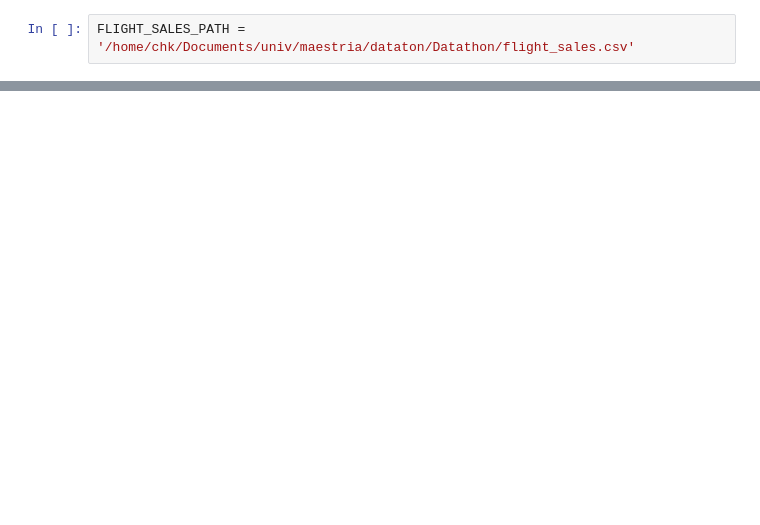
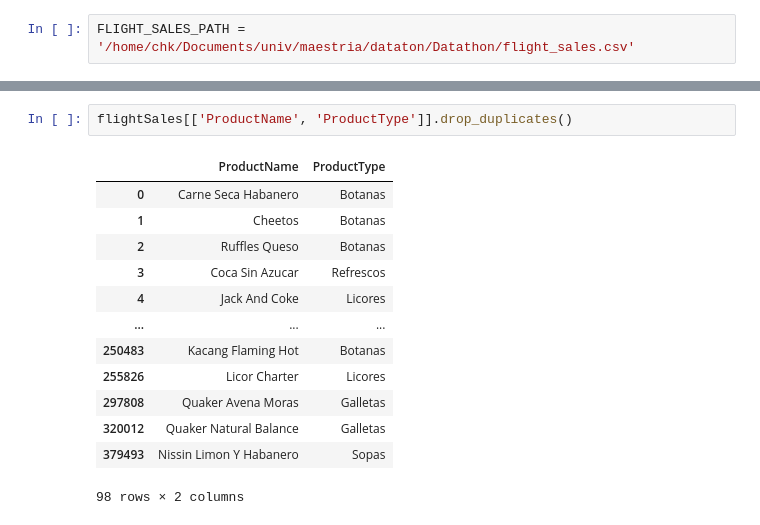
Before and after one commit to aslikr42069/Datathon, a Jupyter notebook: Analisis de datos.ipynb, the cells around one changed output, grey strips where cells are left out. Drawn from its saved outputs; the diff is of its cells as text; blank space fills up the shorter version.

```diff
--- a/Analisis de datos.ipynb
+++ b/Analisis de datos.ipynb
@@ -44,0 +109,16 @@ flightSales.head()
+# %%
+flightSales[['ProductName', 'ProductType']].drop_duplicates()
+# %% [output]
+|  | ProductName | ProductType |
+| 0 | Carne Seca Habanero | Botanas |
+| 1 | Cheetos | Botanas |
+| 2 | Ruffles Queso | Botanas |
+| 3 | Coca Sin Azucar | Refrescos |
+| 4 | Jack And Coke | Licores |
+| ... | ... | ... |
+| 250483 | Kacang Flaming Hot | Botanas |
+| 255826 | Licor Charter | Licores |
+| 297808 | Quaker Avena Moras | Galletas |
+| 320012 | Quaker Natural Balance | Galletas |
+| 379493 | Nissin Limon Y Habanero | Sopas |
+98 rows × 2 columns
```
Also changed, not shown: parts of 15 cells of this notebook.
